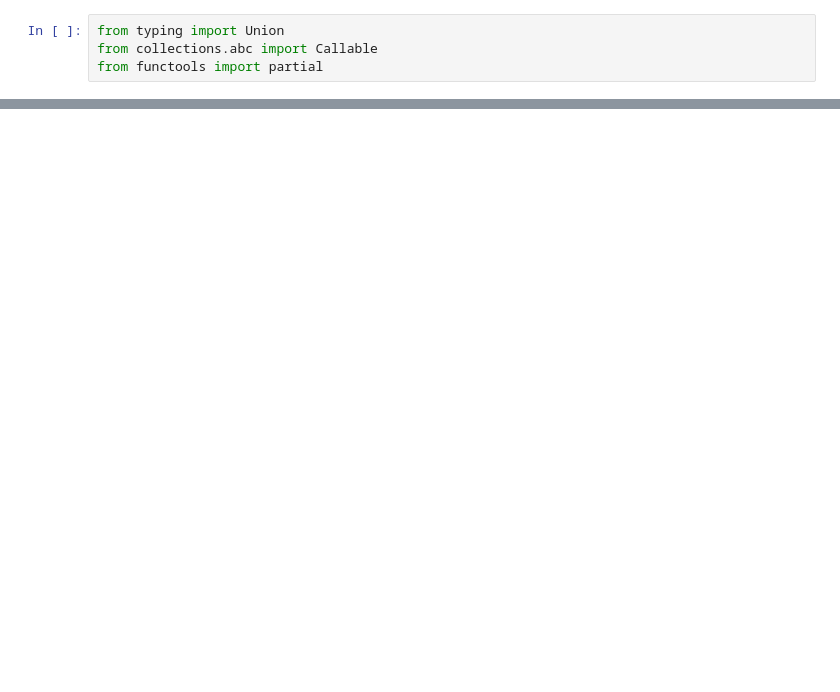
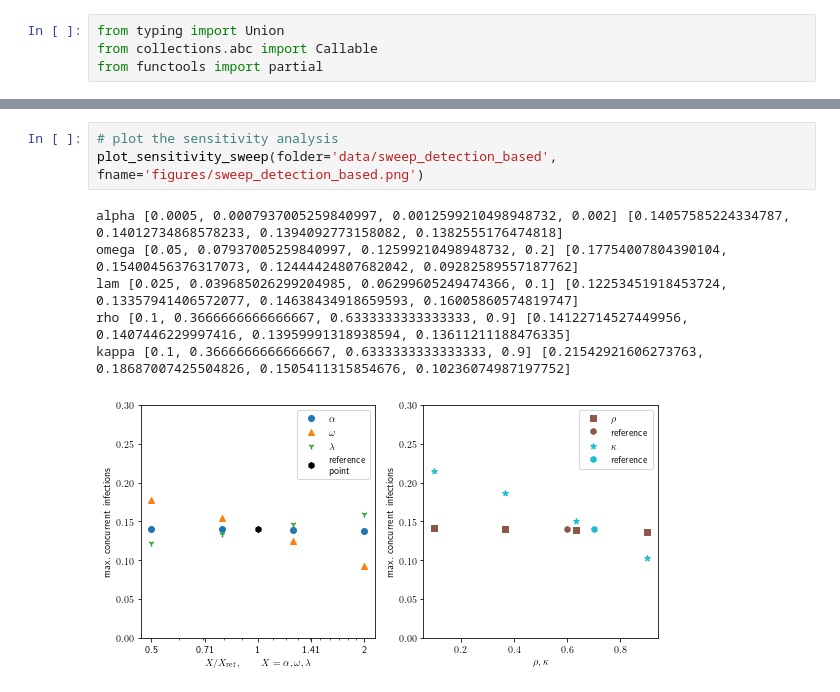
Before and after one commit to Mela/Information-Travel-and-Pandemics, a Jupyter notebook: main.ipynb, the cells around one changed output, grey strips where cells are left out. Drawn from its saved outputs; the diff is of its cells as text; blank space fills up the shorter version.

```diff
--- a/main.ipynb
+++ b/main.ipynb
@@ -164,3 +358,13 @@ kappa [0.1, 0.2142857142857143, 0.3285714285714286, 0.44285714285714284, 0.55714
+# %%
+# plot the sensitivity analysis
+plot_sensitivity_sweep(folder='data/sweep_detection_based', fname='figures/sweep_detection_based.png')
+# %% [output]
+alpha [0.0005, 0.0007937005259840997, 0.0012599210498948732, 0.002] [0.14057585224334787, 0.14012734868578233, 0.1394092773158082, 0.1382555176474818]
+omega [0.05, 0.07937005259840997, 0.12599210498948732, 0.2] [0.17754007804390104, 0.15400456376317073, 0.12444424807682042, 0.09282589557187762]
+lam [0.025, 0.039685026299204985, 0.06299605249474366, 0.1] [0.12253451918453724, 0.13357941406572077, 0.14638434918659593, 0.16005860574819747]
+rho [0.1, 0.3666666666666667, 0.6333333333333333, 0.9] [0.14122714527449956, 0.1407446229997416, 0.13959991318938594, 0.13611211188476335]
+kappa [0.1, 0.3666666666666667, 0.6333333333333333, 0.9] [0.21542921606273763, 0.18687007425504826, 0.1505411315854676, 0.10236074987197752]
+[figure, added]
 # %% [markdown]
 <a style='text-decoration:none;line-height:16px;display:flex;color:#5B5B62;padding:10px;justify-content:end;' href='https://deepnote.com?utm_source=created-in-deepnote-cell&projectId=ac0f8ce2-3132-47be-a4d1-6216636e93ff' target="_blank">
 <img alt='Created in deepnote.com' style='display:inline;max-height:16px;margin:0px;margin-right:7.5px;' src='embedded-picture-1' > </img>
```
Also changed, not shown: parts of 57 cells of this notebook, 11 other files.
